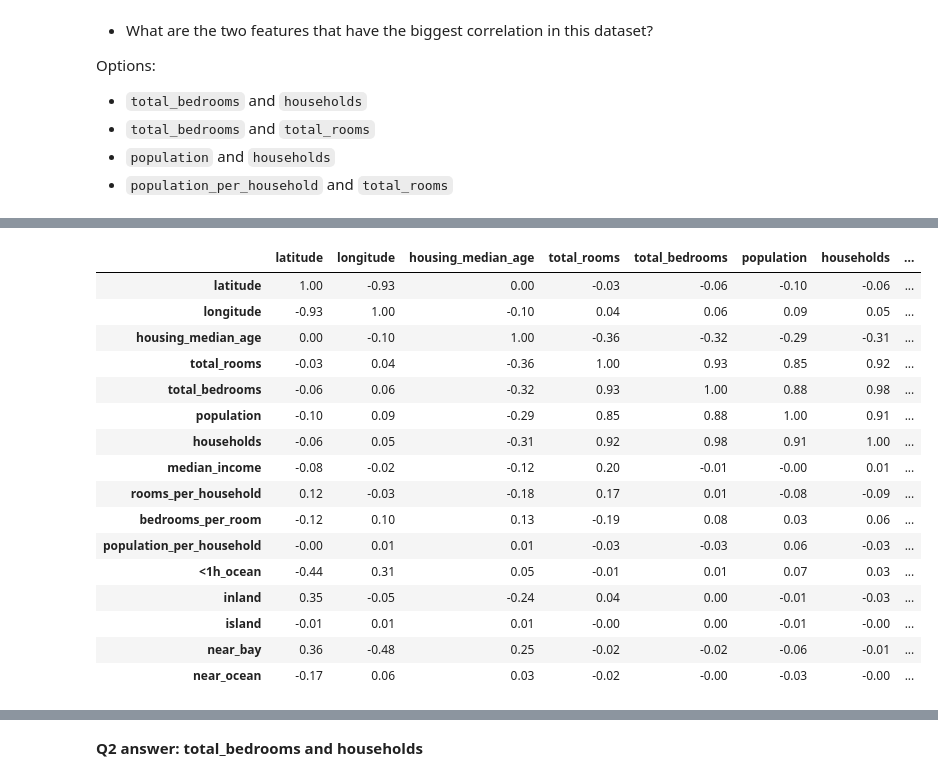
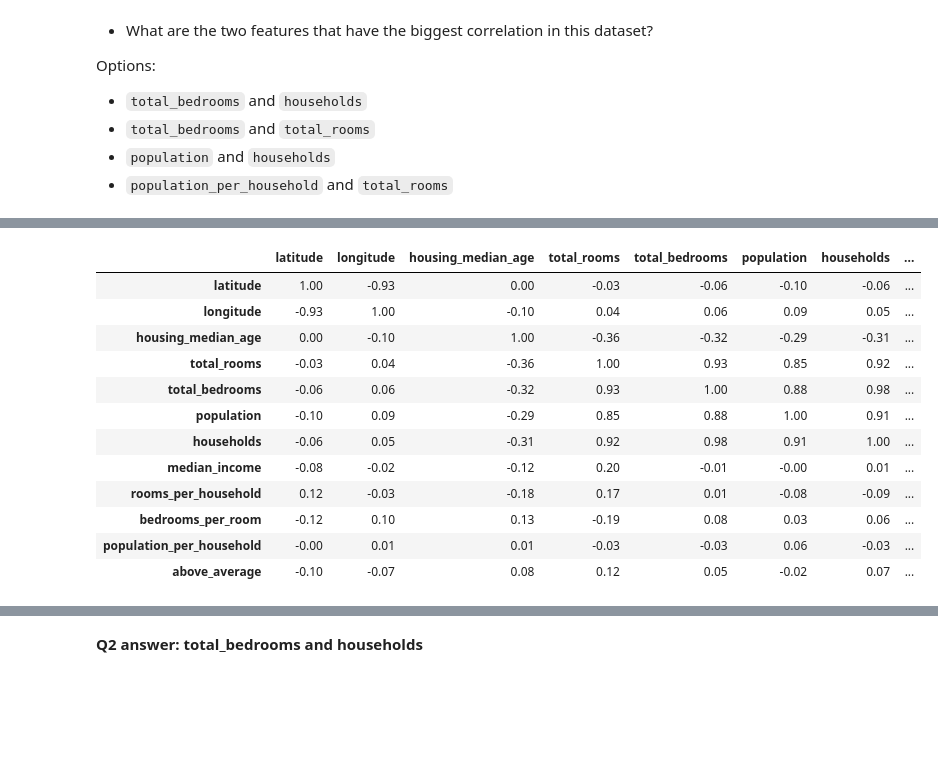
Before and after one commit to ranga4all1/my_projects, a Jupyter notebook: homework/homework_3.ipynb, the cells around one changed output, grey strips where cells are left out. Cells and saved outputs as stored; diff of their text form; code cells hidden in the pictures; blank space fills up the shorter version.

Commit message:
Homework_3 house price prediction

```diff
--- a/homework/homework_3.ipynb
+++ b/homework/homework_3.ipynb
@@ -239,8 +291,8 @@ mean_mhv
 # %% [output]
 206855.82
 # %%
-df['above_average'] = df['median_house_value'].map(lambda x: 1 if x >= mean_mhv else 0)
-df['above_average']
+df_class['above_average'] = df_class['median_house_value'].map(lambda x: 1 if x >= mean_mhv else 0)
+df_class['above_average']
 # %% [output]
 0        1
 1        1
@@ -254,4 +306,6 @@ df['above_average']
 20638    0
 20639    0
 Name: above_average, Length: 20640, dtype: int64
+# %%
+df_class = df_class.drop('median_house_value', axis=1)
 # %%
@@ -346,7 +331,7 @@ final_df
 * Use Scikit-Learn for that (the `train_test_split` function) and set the seed to 42.
 * Make sure that the target value (`median_house_value`) is not in your dataframe
 # %%
-df_full_train, df_test = train_test_split(final_df, test_size=0.2, random_state=42)
+df_full_train, df_test = train_test_split(df_class, test_size=0.2, random_state=42)
 df_train, df_val = train_test_split(df_full_train, test_size=0.25, random_state=42)
 len(df_train), len(df_val), len(df_test)
 # %% [output]
@@ -395,3 +376,9 @@ Options:
 * `total_bedrooms` and `total_rooms`
 * `population` and `households`
 * `population_per_household` and `total_rooms`
+# %%
+df_train_numeric = df_train.copy()
+print(df_train_numeric.dtypes)
+# drop 'ocean_proximity' column which is categorical
+df_train_numeric = df_train_numeric.drop('ocean_proximity', axis=1)
+df_train_numeric.describe()
@@ -398,22 +409,18 @@ Options:
 # %%
-corrM = df_train.corr()
+corrM = df_train_numeric.corr()
 corrM = round(corrM, 2)
 corrM
 # %% [output]
 |  | latitude | longitude | housing_median_age | total_rooms | total_bedrooms | population | households | ... |
 | latitude | 1.00 | -0.93 | 0.00 | -0.03 | -0.06 | -0.10 | -0.06 | ... |
 | longitude | -0.93 | 1.00 | -0.10 | 0.04 | 0.06 | 0.09 | 0.05 | ... |
 | housing_median_age | 0.00 | -0.10 | 1.00 | -0.36 | -0.32 | -0.29 | -0.31 | ... |
 | total_rooms | -0.03 | 0.04 | -0.36 | 1.00 | 0.93 | 0.85 | 0.92 | ... |
 | total_bedrooms | -0.06 | 0.06 | -0.32 | 0.93 | 1.00 | 0.88 | 0.98 | ... |
 | population | -0.10 | 0.09 | -0.29 | 0.85 | 0.88 | 1.00 | 0.91 | ... |
 | households | -0.06 | 0.05 | -0.31 | 0.92 | 0.98 | 0.91 | 1.00 | ... |
 | median_income | -0.08 | -0.02 | -0.12 | 0.20 | -0.01 | -0.00 | 0.01 | ... |
 | rooms_per_household | 0.12 | -0.03 | -0.18 | 0.17 | 0.01 | -0.08 | -0.09 | ... |
 | bedrooms_per_room | -0.12 | 0.10 | 0.13 | -0.19 | 0.08 | 0.03 | 0.06 | ... |
 | population_per_household | -0.00 | 0.01 | 0.01 | -0.03 | -0.03 | 0.06 | -0.03 | ... |
-| <1h_ocean | -0.44 | 0.31 | 0.05 | -0.01 | 0.01 | 0.07 | 0.03 | ... |
-| inland | 0.35 | -0.05 | -0.24 | 0.04 | 0.00 | -0.01 | -0.03 | ... |
-| island | -0.01 | 0.01 | 0.01 | -0.00 | 0.00 | -0.01 | -0.00 | ... |
-| near_bay | 0.36 | -0.48 | 0.25 | -0.02 | -0.02 | -0.06 | -0.01 | ... |
-| near_ocean | -0.17 | 0.06 | 0.03 | -0.02 | -0.00 | -0.03 | -0.00 | ... |
+| above_average | -0.10 | -0.07 | 0.08 | 0.12 | 0.05 | -0.02 | 0.07 | ... |
```
Also changed, not shown: parts of 76 cells of this notebook.
